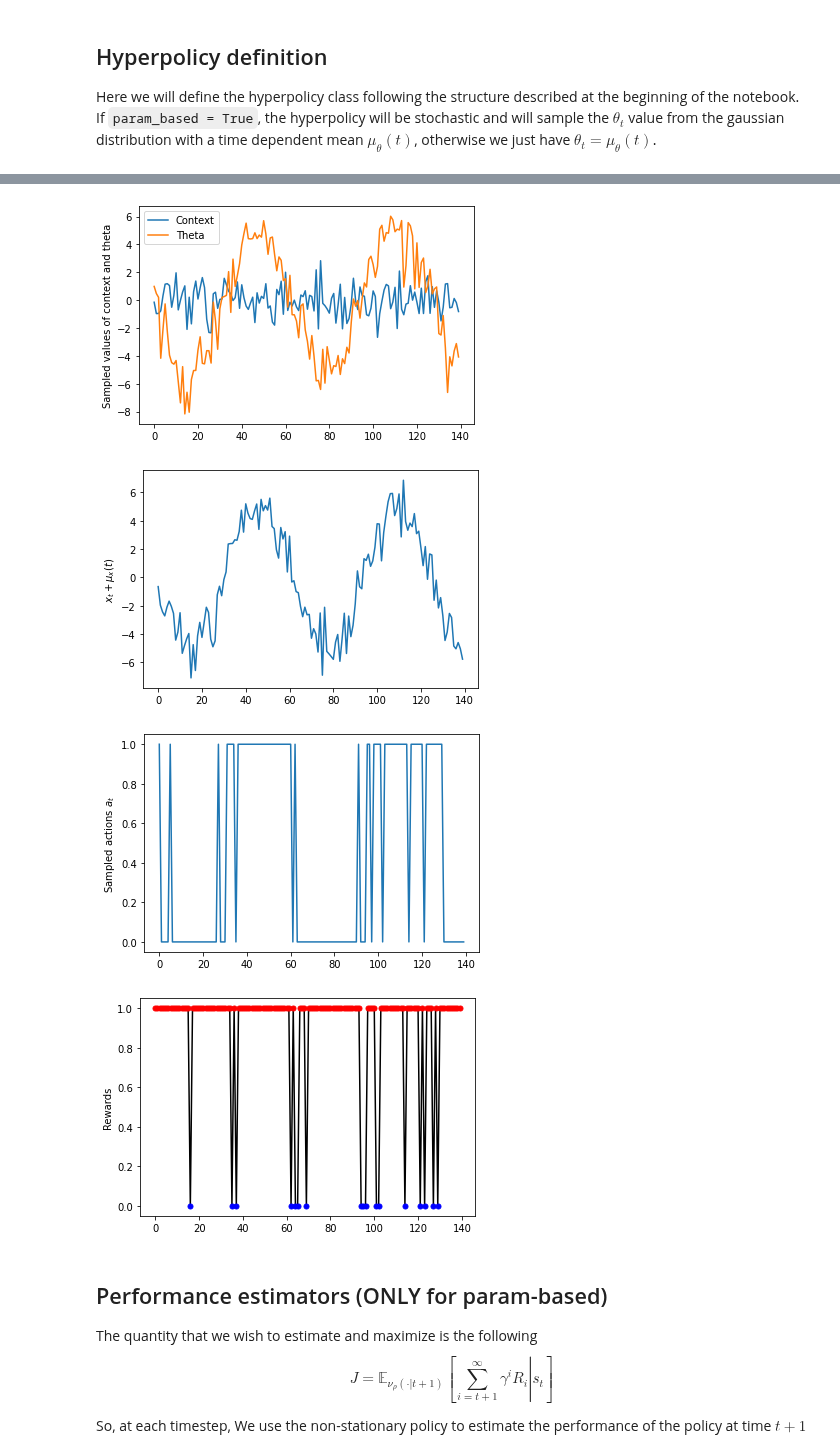
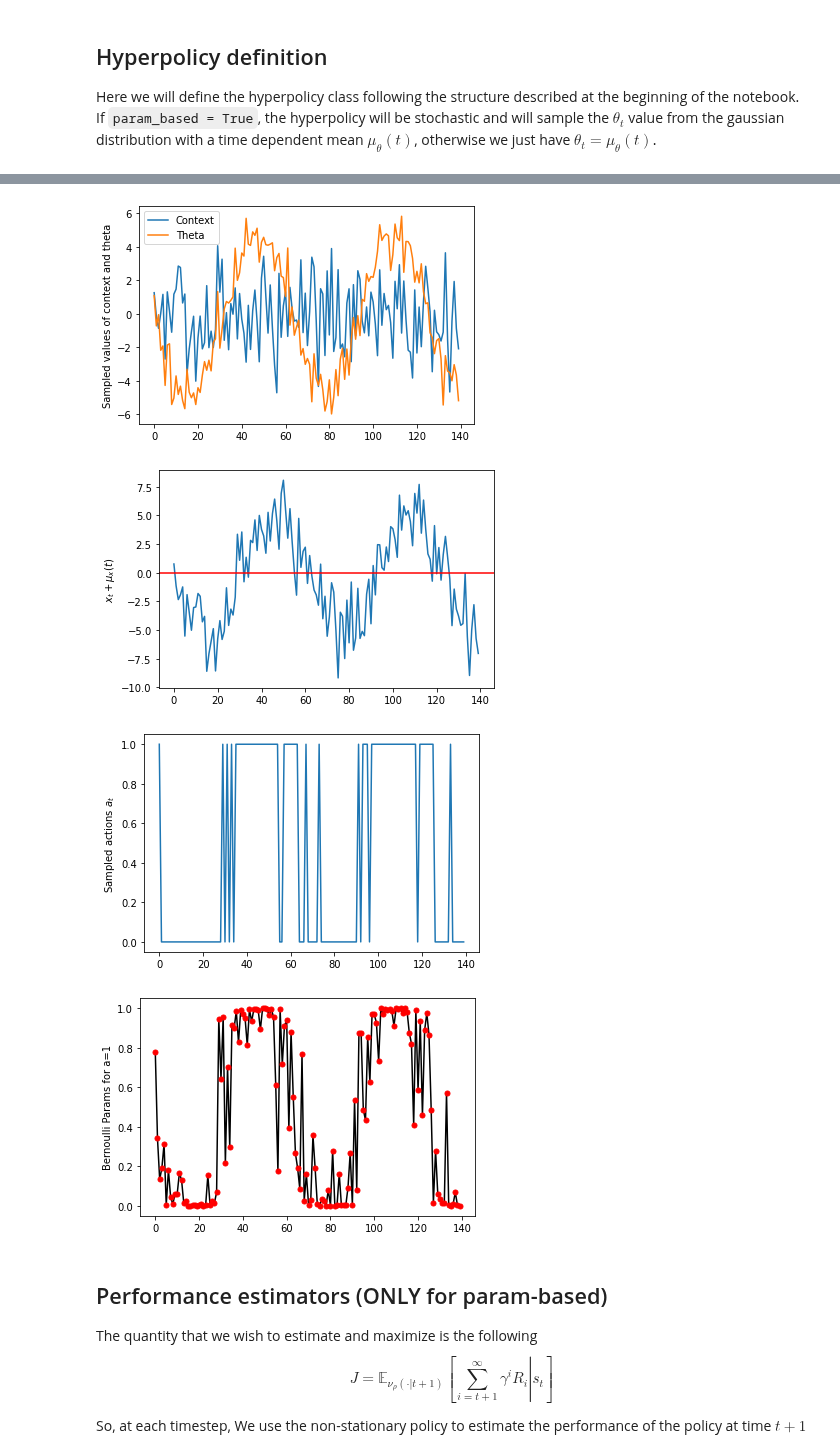
Before and after one commit to francescovidaich964/Como_lake, a Jupyter notebook: bandit_tests/non-stat_contextual_bandits.ipynb, the cells around one changed output, grey strips where cells are left out. Cells and saved outputs as stored; diff of their text form; code cells hidden in the pictures.

```diff
--- a/bandit_tests/non-stat_contextual_bandits.ipynb
+++ b/bandit_tests/non-stat_contextual_bandits.ipynb
@@ -253,18 +253,20 @@ Tune the problem changing:
 param_based = True
 NS_context  = False
 remove_context = False
+get_p = True
 ##########################
+
 
 # Get random hyperpolicy
 nu  = hyperpolicy(param_based, sigma_theta=1,
                   A=5, phi=0.1, psi=np.pi)
 
 # Initialize environment and the type of problem
-env = environment(NS_context, remove_context, sigma_x=1,
+env = environment(NS_context, remove_context, sigma_x=2,
                   A=5, phi=0.1, psi=np.pi)
 
 # Play the hyperpolicy
-contexts, thetas, rewards, actions, NS_process, theta_means = env.play(nu, n_steps=140, get_p=False)
+contexts, thetas, rewards, actions, NS_process, theta_means = env.play(nu, n_steps=140, get_p=get_p)
 # %%
 # Plot the evolution of everything
 """
@@ -274,38 +276,42 @@ plt.ylabel("Means of the hyperpolicy and context distributions")
 plt.legend()
 plt.show()
 """
 
 plt.plot(contexts, label="Context")
 plt.plot(thetas, label="Theta")
 plt.ylabel("Sampled values of context and theta")
 plt.legend()
 plt.show()
 
 
 if remove_context or not(NS_context):
     plt.plot(contexts + NS_process)
     plt.ylabel('$x_t + \mu_x(t)$')
 else:
     plt.plot(contexts - NS_process)
     plt.ylabel('$x_t - \mu_x(t)$')
+plt.axhline(y=0, c='r')
 plt.show()
 
 
 plt.plot(actions)
 plt.ylabel('Sampled actions $a_t$')
 plt.show()
 
 
 plt.plot(rewards, c='black')
 plt.plot(np.where(rewards>0)[0],  rewards[rewards>0],  'ro', markersize=5)
 plt.plot(np.where(rewards==0)[0], rewards[rewards==0], 'bo', markersize=5)
-plt.ylabel("Rewards")
+if get_p:
+    plt.ylabel('Bernoulli Params for a=1')
+else:
+    plt.ylabel('Sampled rewards')
 plt.show()
 # %% [output]
-[figure, old version]
+[figure, new version]
-[figure, old version]
+[figure, new version]
-[figure, old version]
+[figure, new version]
-[figure, old version]
+[figure, new version]
 # %% [markdown]
 ## Performance estimators (ONLY for param-based)
 The quantity that we wish to estimate and maximize is the following
```
Also changed, not shown: parts of 3 cells of this notebook.
